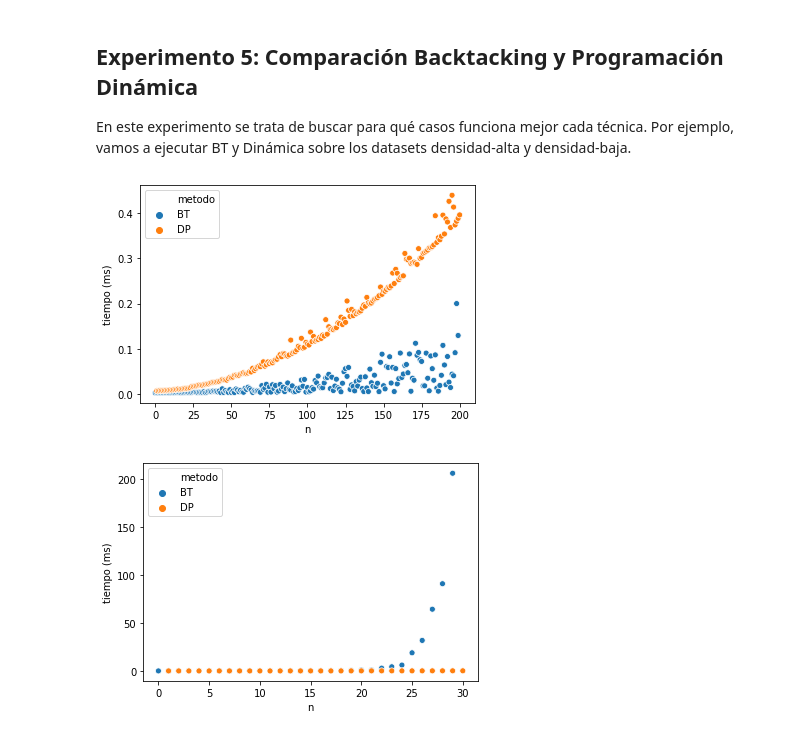
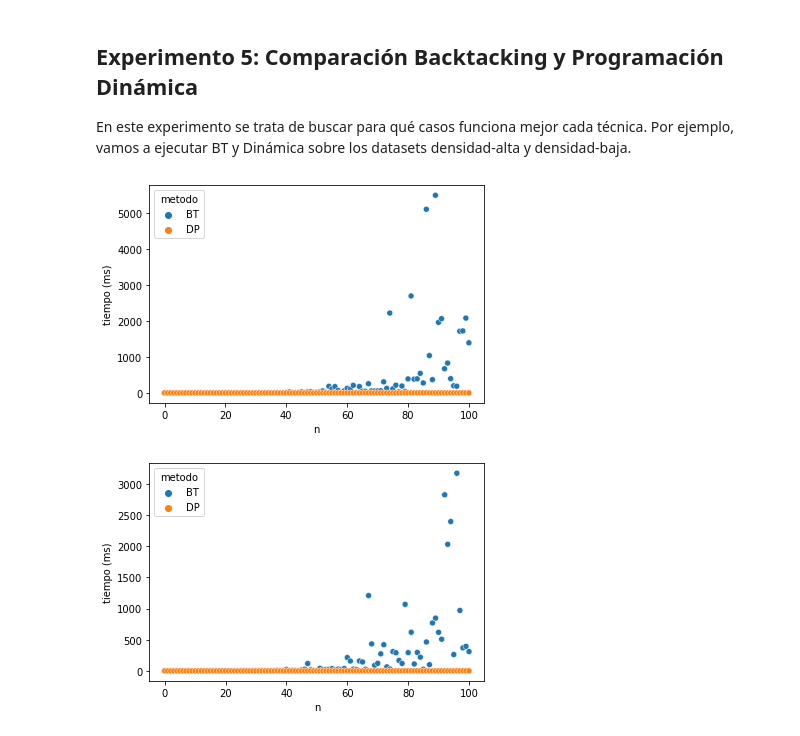
Before and after one commit to nahuelcastro/JamboTubo, a Jupyter notebook: python/analisis.ipynb, the cells around one changed output. Saved outputs shown, nothing was run; the diff lists cells and outputs as text; code cells hidden in the pictures.

```diff
--- a/python/analisis.ipynb
+++ b/python/analisis.ipynb
@@ -31,7 +31,7 @@ Los métodos evaluados en este notebook son los siguientes:
 # Experimentos
 Leemos el dataframe con todos los resultados.
 # %%
-df_resultados = pd.read_csv("resultados/resultado.csv");
+df_resultados = pd.read_csv("resultados/resultado_viejo.csv");
 df_resultados.head()
 # %% [output]
 |  | dataset | n | R | metodo | tiempo |
@@ -198,17 +202,17 @@ print("Índice de correlación de Pearson:", correlacion_pearson(df_dinamica, "t
 ## Experimento 5: Comparación Backtacking y Programación Dinámica
 En este experimento se trata de buscar para qué casos funciona mejor cada técnica. Por ejemplo, vamos a ejecutar BT y Dinámica sobre los datasets densidad-alta y densidad-baja.
 # %%
-df_densidad_alta = df_resultados[((df_resultados["metodo"]=="BT") | (df_resultados["metodo"]=="DP")) & (df_resultados["dataset"] == "densidad-alta")].copy();
-fig = sns.scatterplot(data=df_densidad_alta, x='n', y='tiempo', hue='metodo');
+df_res_peso_asc = df_resultados[((df_resultados["metodo"]=="BT") | (df_resultados["metodo"]=="DP")) & (df_resultados["dataset"] == "FB_res_peso_asc")].copy();
+fig = sns.scatterplot(data=df_res_peso_asc, x='n', y='tiempo', hue='metodo');
 fig.set(xlabel='n', ylabel='tiempo (ms)');
 plt.savefig("graficos/comparacion-bt-dp-alta.svg");
 # %% [output]
-[figure, old version]
+[figure, new version]
 # %%
-df_densidad_baja = df_resultados[((df_resultados["metodo"]=="BT") | (df_resultados["metodo"]=="DP")) & (df_resultados["dataset"] == "densidad-baja")].copy();
-df_densidad_baja = df_densidad_baja[df_densidad_baja["n"]<=30];
-fig = sns.scatterplot(data=df_densidad_baja, x='n', y='tiempo', hue='metodo');
+df_res_peso_desc = df_resultados[((df_resultados["metodo"]=="BT") | (df_resultados["metodo"]=="DP")) & (df_resultados["dataset"] == "FB_res_peso_desc")].copy();
+df_res_peso_desc = df_res_peso_desc[df_res_peso_desc["n"]<=101];
+fig = sns.scatterplot(data=df_res_peso_desc, x='n', y='tiempo', hue='metodo');
 fig.set(xlabel='n', ylabel='tiempo (ms)');
 plt.savefig("graficos/comparacion-bt-dp-baja.svg");
 # %% [output]
-[figure, old version]
+[figure, new version]
```
Also changed, not shown: parts of 16 cells of this notebook, 33 other files.
